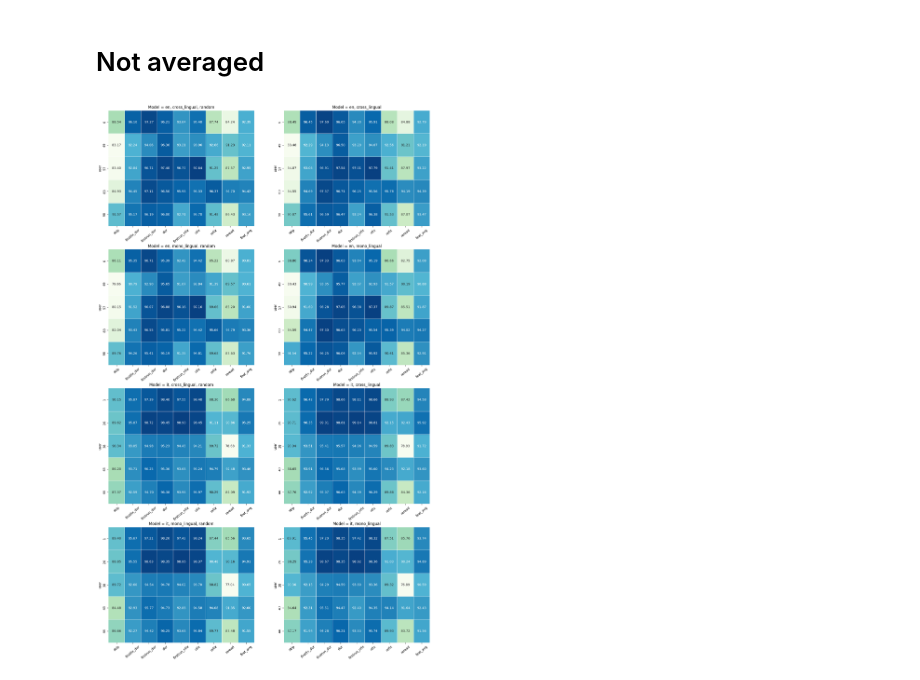
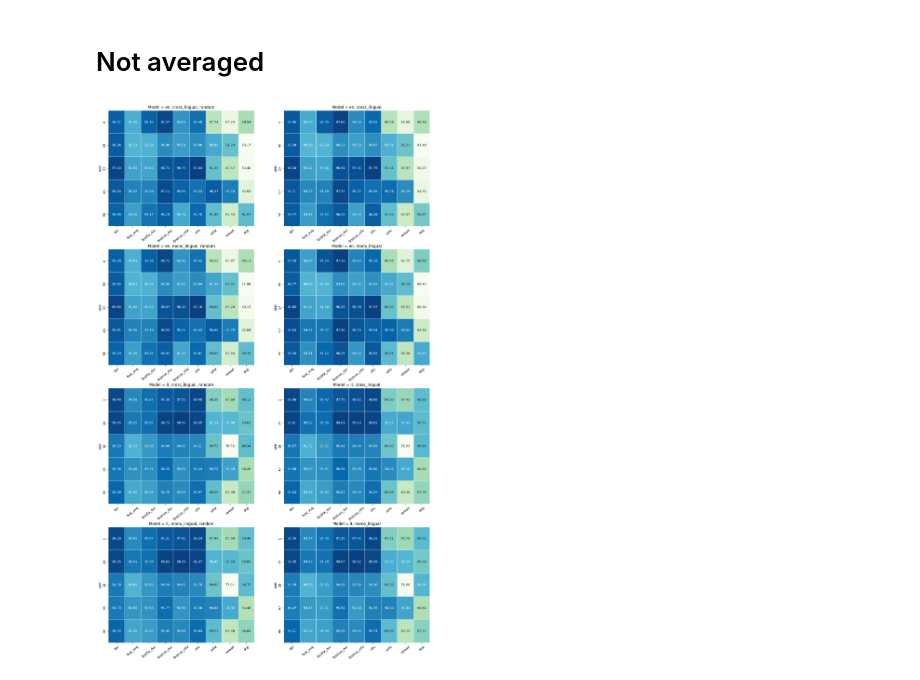
Before and after one commit to Andrew-Wyn/augmenting_nlms_meco, a Jupyter notebook: notebook/visualize_gaze_finetuning_results.ipynb, the cells around one changed output. Drawn from its saved outputs; the diff is of its cells as text; code cells hidden in the pictures.

```diff
--- a/notebook/visualize_gaze_finetuning_results.ipynb
+++ b/notebook/visualize_gaze_finetuning_results.ipynb
@@ -12,3 +9,10 @@ metric = 'mae'
+# %%
+if metric == 'acc_corr':
+    res_dir = '/home/luca/Workspace/augmenting_nlms_meco/output_gaze_spearman'
+else:
+    res_dir = '/home/lmoroni/__workdir/augmenting_nlms_meco/output/'
+
+gaze_finetuning_dirs = [os.path.join(res_dir, dir_name) for dir_name in os.listdir(res_dir) if dir_name.startswith('gaze_finetuning')]
 # %%
 def get_model_config(src_dir):
     model_config = dict()
@@ -51,9 +55,9 @@ for src_dir in gaze_finetuning_dirs:
 df = pd.DataFrame.from_dict(res_dict)
 # %%
 def get_model_str(language, language_mode, pretrained):
-    language_mode_str = 'cl' if language_mode == 'cross_lingual' else 'ml'
-    pretrained_str = 'pt' if pretrained else 'rand'
-    return f'{language}_{language_mode_str}_{pretrained_str}'
+    language_mode_str = '_ml' if language_mode == 'cross_lingual' else ''
+    pretrained_str = '' if pretrained else '_rand'
+    return f'{language}{language_mode_str}{pretrained_str}'
 # %%
 average_df_list = []
 for language in df['language'].unique():
@@ -92,30 +99,32 @@ plt.xticks(rotation=45) ;
 # %%
 fig, axes = plt.subplots(4, 2, figsize=(18, 30));
 axes = axes.flatten();
 ax_idx = 0
 average_df_list = []
 for language in df['language'].unique():
     for language_mode in df['language_mode'].unique():
         for pretrained in df['pretrained'].unique():
             pretrained_str = '' if pretrained else ', random'
             model_str = get_model_str(language, language_mode, pretrained)
             model_df = df[(df['language']==language) & (df['language_mode'] == language_mode) & (df['pretrained'] == pretrained)]
             model_df = model_df[['user']+value_columns]
             model_df['user'] = model_df['user'].map(lambda x: int(x))
             model_df = model_df.set_index('user')
             model_df['feat_avg'] = model_df.mean(axis=1)
             model_df = model_df.sort_index()
             # model_df.loc['mean'] = model_df.mean()
             # model_df.loc['max_diff'] = model_df.max() - model_df.min()
             # model_df.loc['dev_std'] = model_df.std()
-            model_df = model_df.map(lambda x: 100 - x)
+            if metric == 'mae':
+                model_df = model_df.map(lambda x: 100 - x)
+            model_df = model_df.reindex(sorted(model_df.columns), axis=1)
             sns.heatmap(ax=axes[ax_idx], data=model_df, annot=True, fmt=".2f", cmap='GnBu', cbar=False, linewidth=.5).set_title(f'Model = {language}, {language_mode}{pretrained_str}');
             for tick in axes[ax_idx].get_xticklabels():
                 tick.set_rotation(40)
 
             ax_idx += 1
             # plt.show()
             # plt.clf()
-# fig.savefig('/home/luca/Workspace/augmenting_nlms_meco/output/plots/gaze_finetuning_all.png')
+fig.savefig(f'/home/luca/Workspace/augmenting_nlms_meco/output/plots/gaze_finetuning_all_{metric}.png')
 # %% [output]
-[figure, old version]
+[figure, new version]
```
Also changed, not shown: parts of 5 cells of this notebook, 1 other file.
